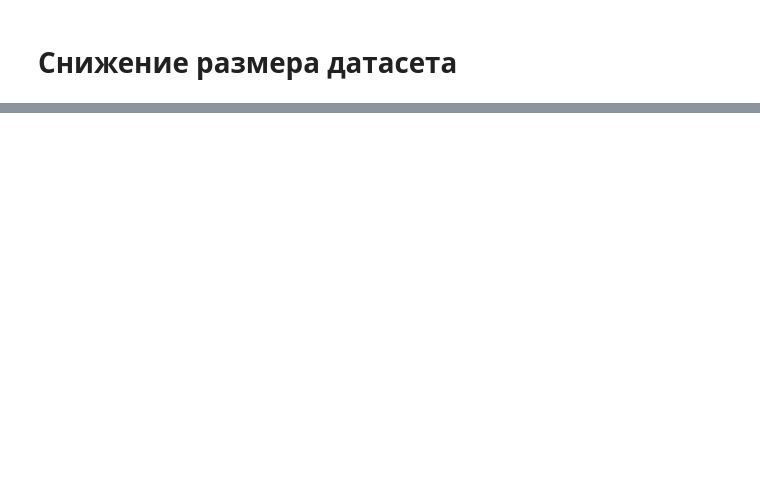
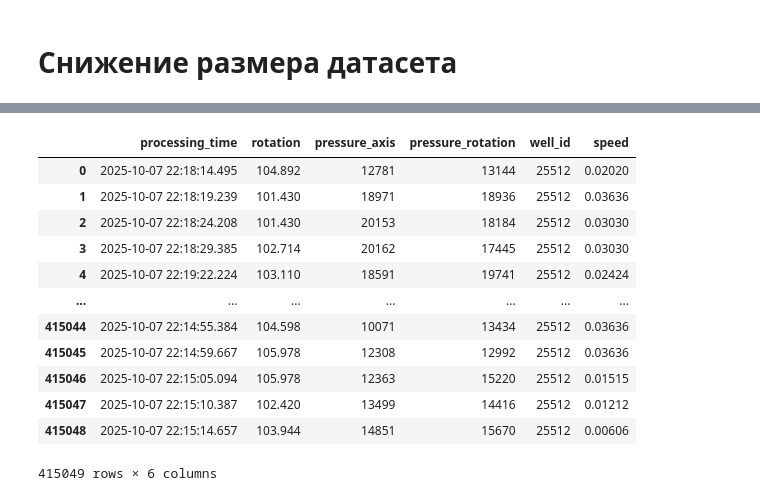
Before and after one commit to qa1roO/OptimalDrilling, a Jupyter notebook: notebooks/preprocess.ipynb, the cells around one changed output, grey strips where cells are left out. Saved outputs shown, nothing was run; the diff lists cells and outputs as text; code cells hidden in the pictures; blank space fills up the shorter version.

```diff
--- a/notebooks/preprocess.ipynb
+++ b/notebooks/preprocess.ipynb
@@ -198,8 +200,0 @@ memory usage: 42.0+ MB
-# %%
-df_cleaned['pressure_axis'] = df_cleaned['pressure_axis'].astype(np.int16)
-df_cleaned['pressure_rotation'] = df_cleaned['pressure_rotation'].astype(np.int16)
-df_cleaned['well_id'] = df_cleaned['well_id'].astype(np.int32)
-
-float_cols = ['depth','rotation','d_depth','d_time','speed','EI','log_EI', 'n/p']
-df_cleaned[float_cols] = df_cleaned[float_cols].astype(np.float32)
-df_cleaned['source'] = df_cleaned['source'].astype('category')
@@ -206,3 +205,19 @@ df_cleaned['source'] = df_cleaned['source'].astype('category')
 # %%
-df_cleaned.drop(columns=['d_depth', 'd_time', 'n/p', 'EI', 'depth'], inplace=True)
+df_cleaned.drop(columns=['n/p', 'EI', 'source', 'log_EI', 'd_depth', 'd_time', 'depth'], inplace=True)
+# %%
+df_cleaned
+# %% [output]
+|  | processing_time | rotation | pressure_axis | pressure_rotation | well_id | speed |
+| 0 | 2025-10-07 22:18:14.495 | 104.892 | 12781 | 13144 | 25512 | 0.02020 |
+| 1 | 2025-10-07 22:18:19.239 | 101.430 | 18971 | 18936 | 25512 | 0.03636 |
+| 2 | 2025-10-07 22:18:24.208 | 101.430 | 20153 | 18184 | 25512 | 0.03030 |
+| 3 | 2025-10-07 22:18:29.385 | 102.714 | 20162 | 17445 | 25512 | 0.03030 |
+| 4 | 2025-10-07 22:19:22.224 | 103.110 | 18591 | 19741 | 25512 | 0.02424 |
+| ... | ... | ... | ... | ... | ... | ... |
+| 415044 | 2025-10-07 22:14:55.384 | 104.598 | 10071 | 13434 | 25512 | 0.03636 |
+| 415045 | 2025-10-07 22:14:59.667 | 105.978 | 12308 | 12992 | 25512 | 0.03636 |
+| 415046 | 2025-10-07 22:15:05.094 | 105.978 | 12363 | 15220 | 25512 | 0.01515 |
+| 415047 | 2025-10-07 22:15:10.387 | 102.420 | 13499 | 14416 | 25512 | 0.01212 |
+| 415048 | 2025-10-07 22:15:14.657 | 103.944 | 14851 | 15670 | 25512 | 0.00606 |
+415049 rows × 6 columns
 # %%
```
Also changed, not shown: parts of 12 cells of this notebook, 11 other files.
